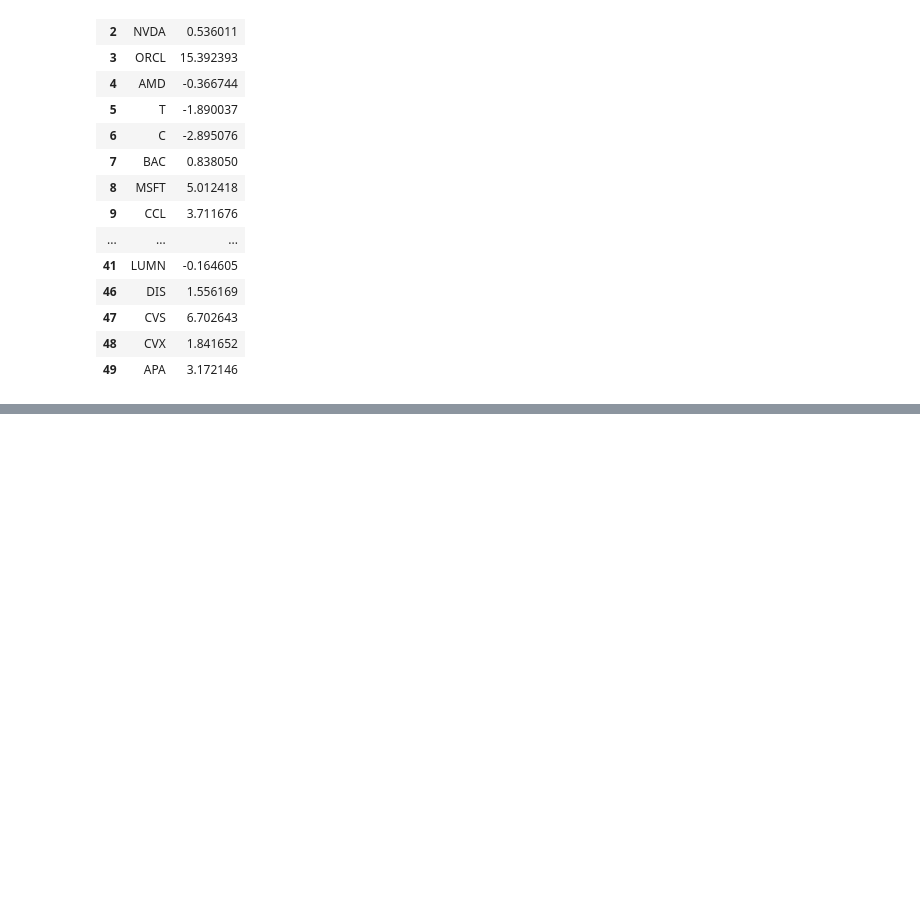
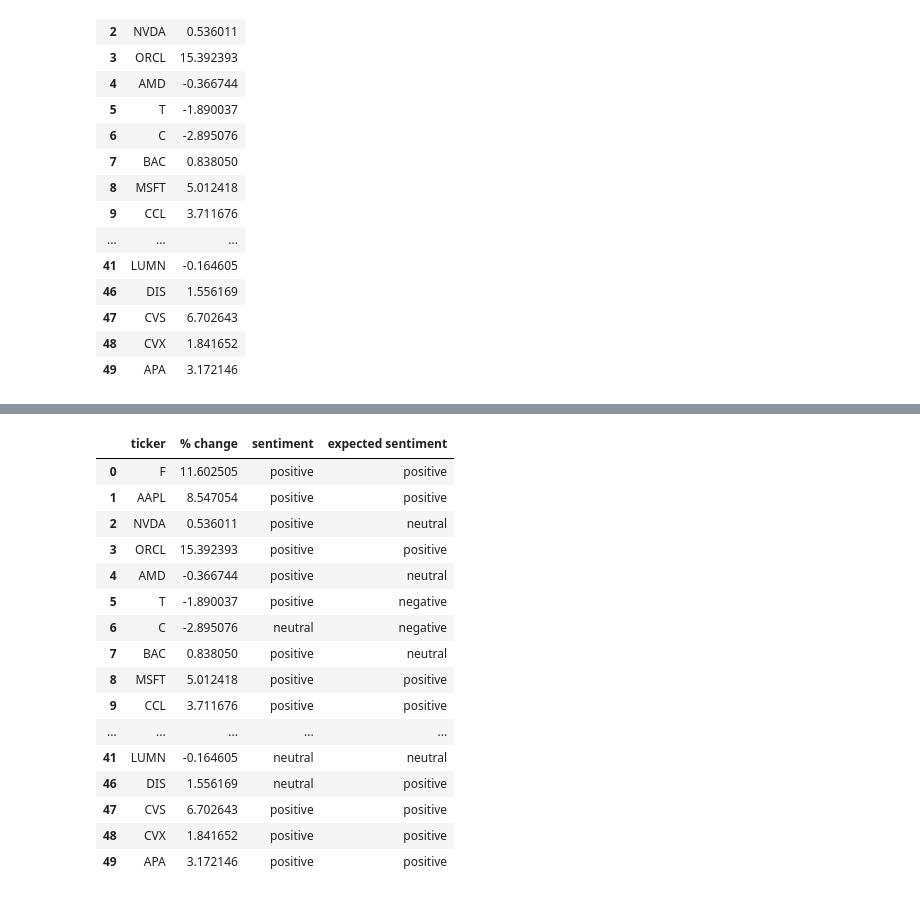
Before and after one commit to bryanolm99/FinTech-Society-Project-2, a Jupyter notebook: Sentiment Analysis of S&P500 Top 50 Stocks.ipynb, the cells around one changed output, grey strips where cells are left out. Drawn from its saved outputs; the diff is of its cells as text; code cells hidden in the pictures; blank space fills up the shorter version.

```diff
--- a/Sentiment Analysis of S&P500 Top 50 Stocks.ipynb
+++ b/Sentiment Analysis of S&P500 Top 50 Stocks.ipynb
@@ -103,10 +103,10 @@ import string
 from nltk.sentiment.vader import SentimentIntensityAnalyzer
 # %%
 # Authentication for twitter API
-consumerKey = 'AdRvt7c9vNn80ONT26cvcRU2x'
-consumerSecret = '6c8uVj2N3yeFKMvsKXxsXEaMbaRYa6yNxXkIrsN2fPEaocMgOV'
-accessToken = '1469595408913481730-TNdBl7a5q2d19ee8cD3TebY0OWi9EG'
-accessTokenSecret = 'KcZP0J893afMER9GWWSyyHoiT2dVh8c1p2Hq5Jdh50Pi2'
+consumerKey = 'nuFCPt4MgfpzmrSUx3j0ZRmfV'
+consumerSecret = '4wwQdvMcmnFX1tAX0ZKR8anNNO3EuoTN3fYot8n20dBsRvyy9g'
+accessToken = '1469595408913481730-1skFsFeHE7M3X2bY5XhhX3EPXtVsXi'
+accessTokenSecret = 'gwqlpQMGkRwVc8hptLVix6oiW8M46wLrWb6mAmtEz0wCZ'
 auth = tweepy.OAuthHandler(consumerKey, consumerSecret)
 auth.set_access_token(accessToken, accessTokenSecret)
 api = tweepy.API(auth)
@@ -177,0 +196,37 @@ df
+# %%
+# Get expected sentiment from actual % change
+# Define expected sentiment to be neutral if % change is within weekly market variance
+# Taking daily variance on 11th Dec 2021 at 0.49%, the weekly variance is
+# 0.49% * sqrt(7)
+import math
+
+def get_expected_sentiment(pct_change):
+    weekly_var = 0.49 * math.sqrt(7)
+
+    if -weekly_var < pct_change < weekly_var:
+        return 'neutral'
+    elif weekly_var < pct_change:
+        return 'positive'
+    else:
+        return 'negative'
+# %%
+df['expected sentiment'] = df['% change'].apply(get_expected_sentiment)
+df
+# %% [output]
+|  | ticker | % change | sentiment | expected sentiment |
+| 0 | F | 11.602505 | positive | positive |
+| 1 | AAPL | 8.547054 | positive | positive |
+| 2 | NVDA | 0.536011 | positive | neutral |
+| 3 | ORCL | 15.392393 | positive | positive |
+| 4 | AMD | -0.366744 | positive | neutral |
+| 5 | T | -1.890037 | positive | negative |
+| 6 | C | -2.895076 | neutral | negative |
+| 7 | BAC | 0.838050 | positive | neutral |
+| 8 | MSFT | 5.012418 | positive | positive |
+| 9 | CCL | 3.711676 | positive | positive |
+| ... | ... | ... | ... | ... |
+| 41 | LUMN | -0.164605 | neutral | neutral |
+| 46 | DIS | 1.556169 | neutral | positive |
+| 47 | CVS | 6.702643 | positive | positive |
+| 48 | CVX | 1.841652 | positive | positive |
+| 49 | APA | 3.172146 | positive | positive |
```
Also changed, not shown: parts of 4 cells of this notebook.
